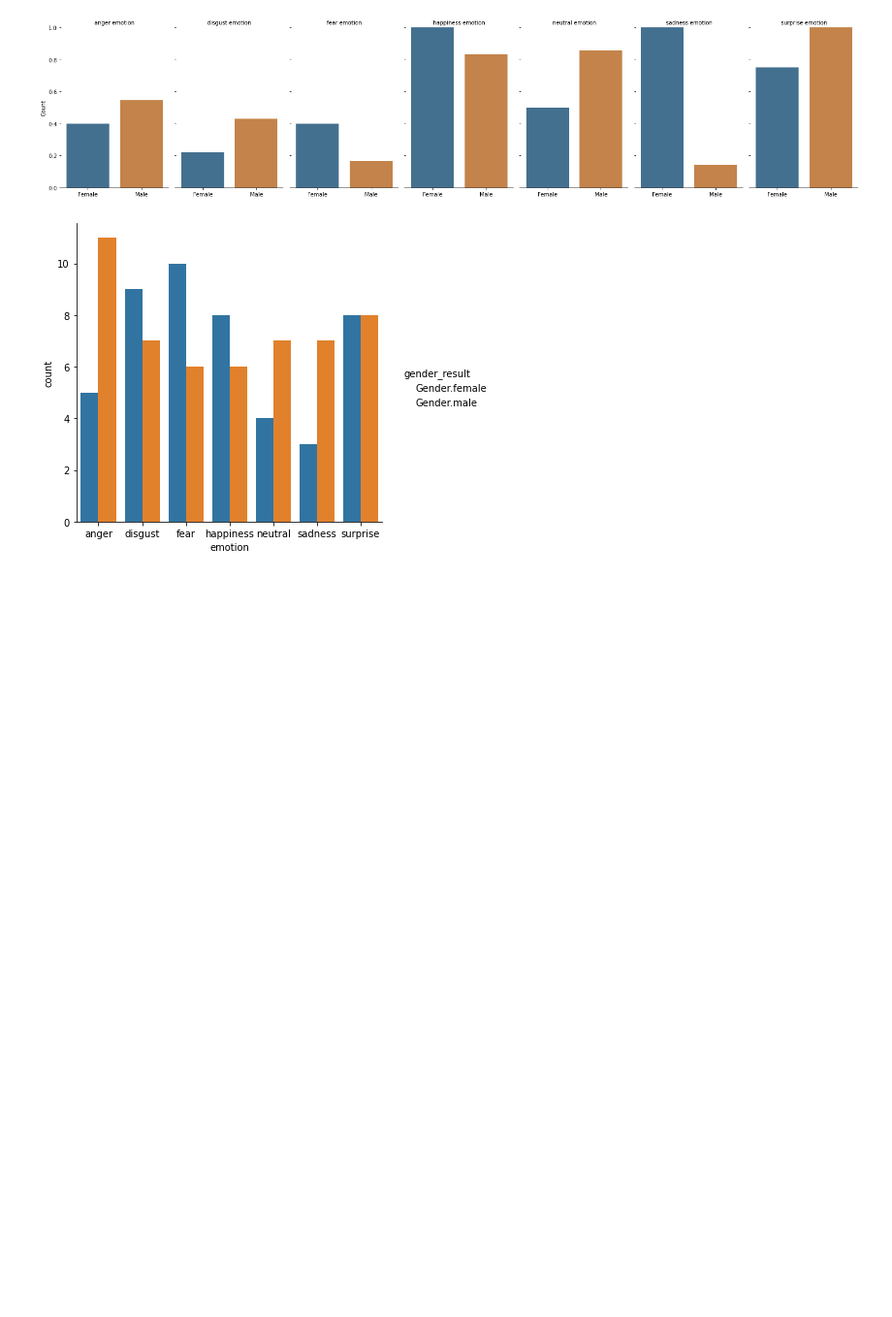
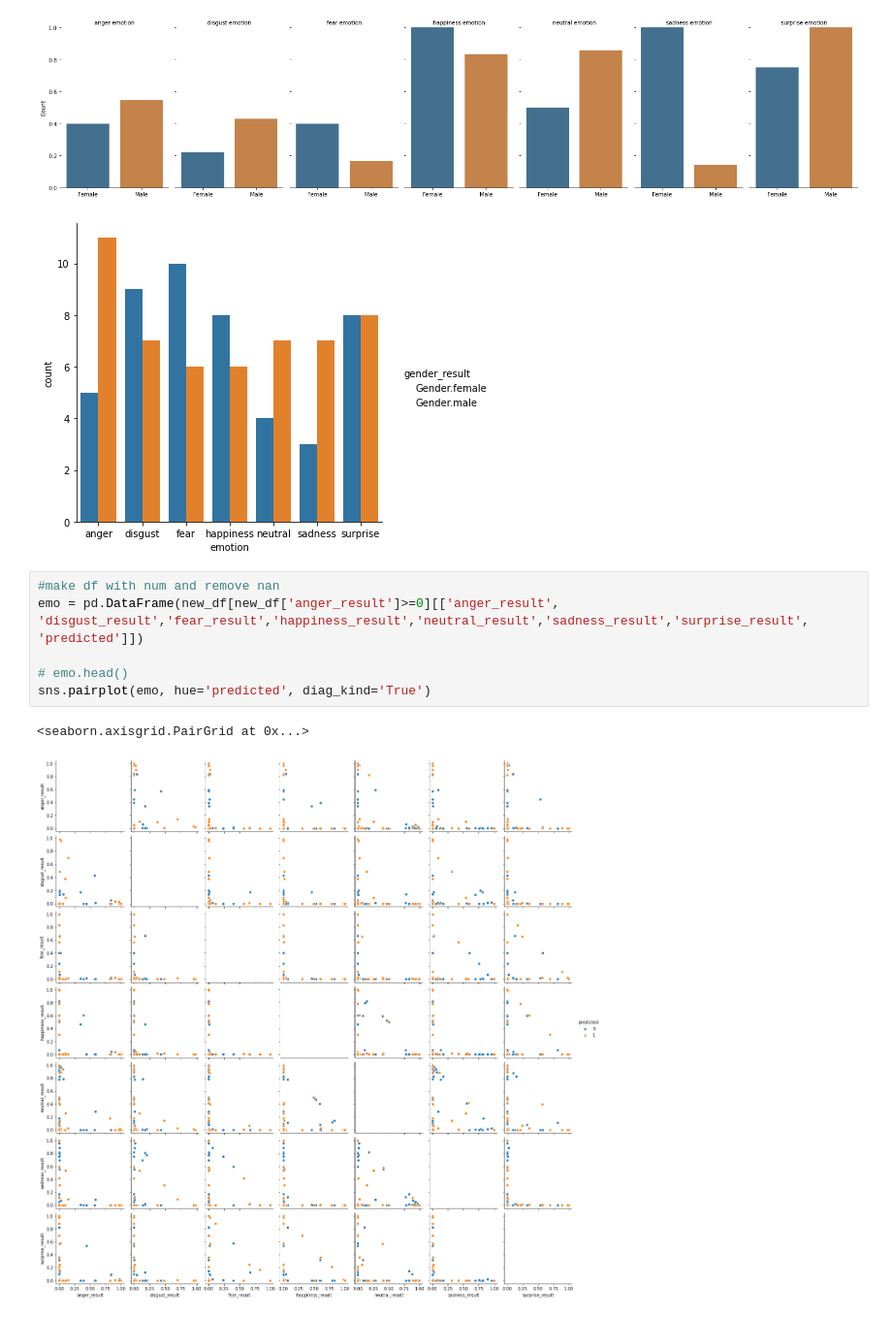
Before and after one commit to nagemnat/cs_face, a Jupyter notebook: emotions.ipynb, the cells around one changed output. Shown at 97% size. Drawn from its saved outputs; the diff is of its cells as text; blank space fills up the shorter version.

Commit message:
run pairwise comparison with 7 emotion results

```diff
--- a/emotions.ipynb
+++ b/emotions.ipynb
@@ -581,3 +581,12 @@ sns.catplot(x = 'emotion', hue='gender_result', kind='count', data=new_df)
 <seaborn.axisgrid.FacetGrid at 0x...>
 [figure]
 [figure]
+# %%
+#make df with num and remove nan
+emo = pd.DataFrame(new_df[new_df['anger_result']>=0][['anger_result', 'disgust_result','fear_result','happiness_result','neutral_result','sadness_result','surprise_result', 'predicted']])
+
+# emo.head()
+sns.pairplot(emo, hue='predicted', diag_kind='True')
+# %% [output]
+<seaborn.axisgrid.PairGrid at 0x...>
+[figure, added]
```
Also changed, not shown: parts of 1 cell of this notebook.
